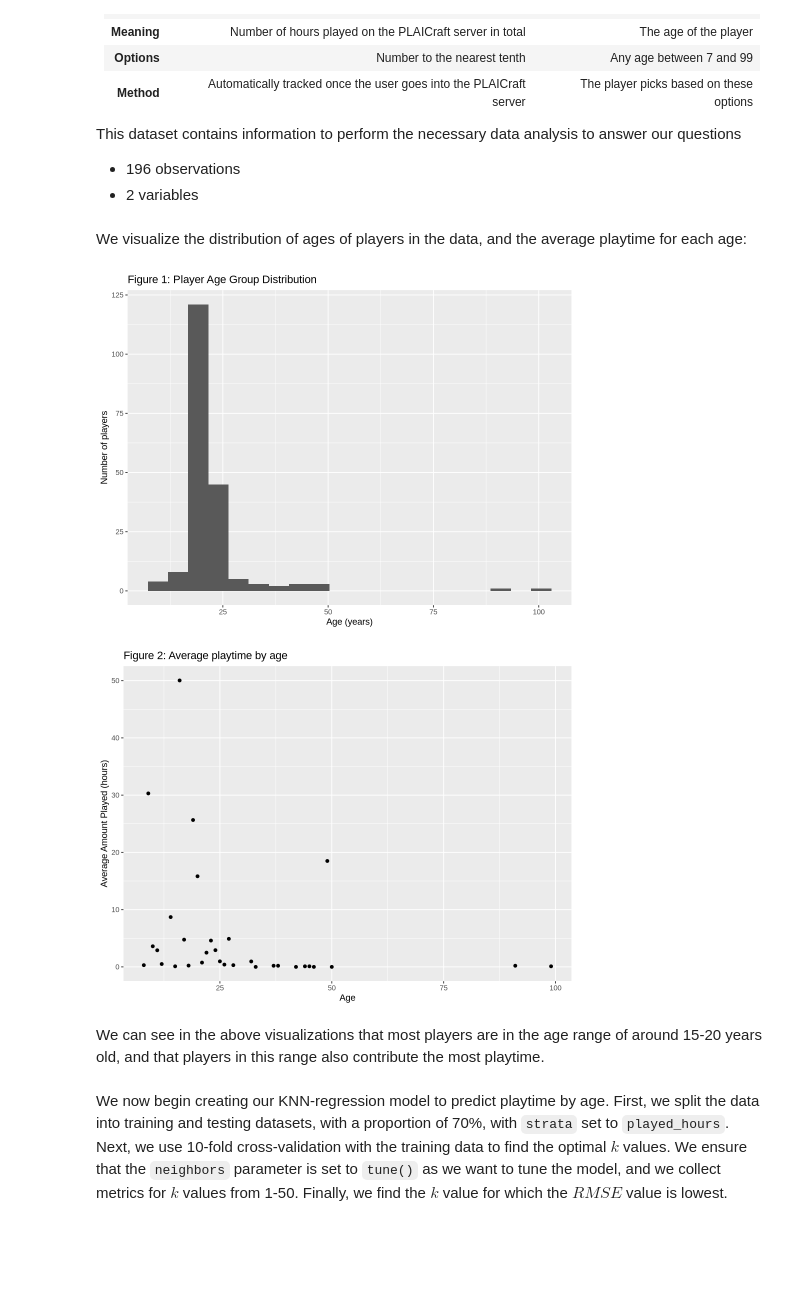
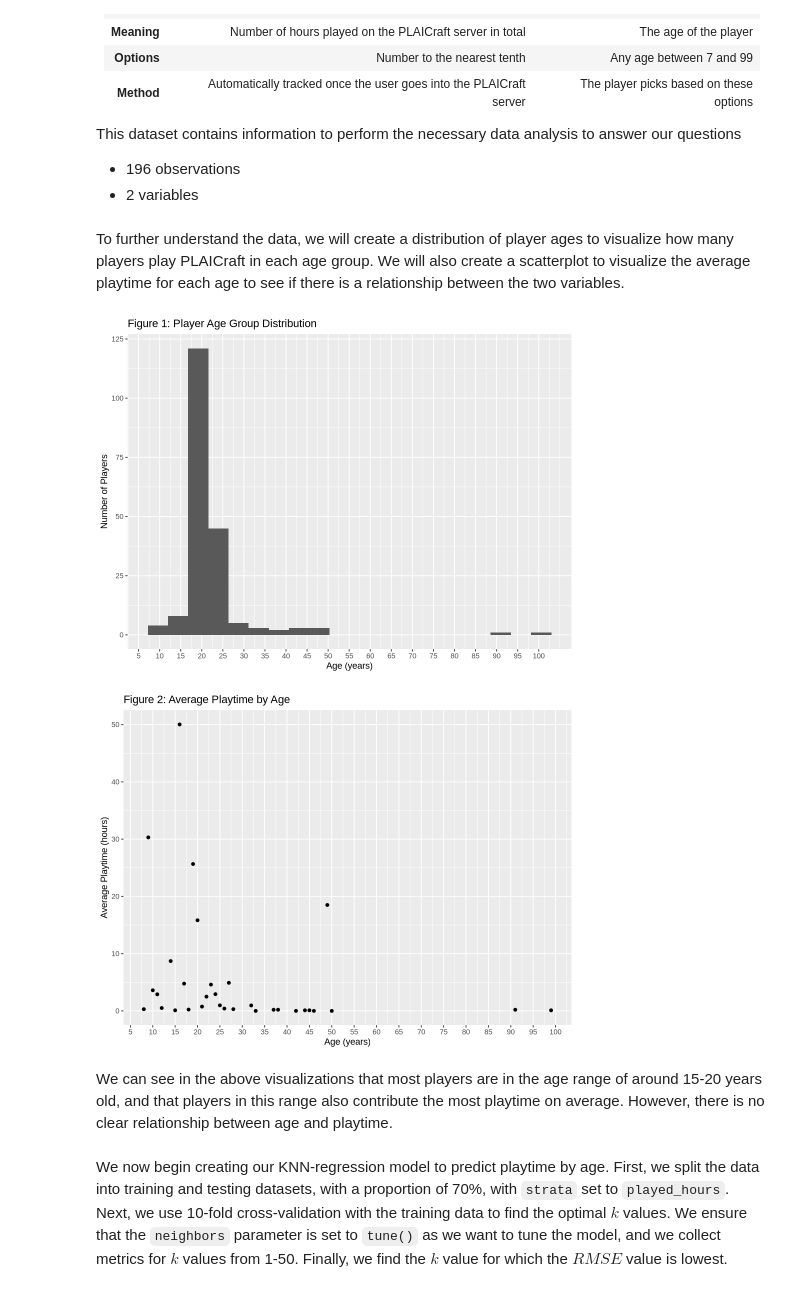
Before and after one commit to Jayden-Yee/Group-Project-Final, a Jupyter notebook: Final group project.ipynb, the cells around one changed output. Saved outputs shown, nothing was run; the diff lists cells and outputs as text; code cells hidden in the pictures; blank space fills up the shorter version.

```diff
--- a/Final group project.ipynb
+++ b/Final group project.ipynb
@@ -132,36 +132,39 @@ This dataset contains information to perform the necessary data analysis to answ
 - 196 observations
 - 2 variables
 # %% [markdown]
-We visualize the distribution of ages of players in the data, and the average playtime for each age:
+To further understand the data, we will create a distribution of player ages to visualize how many players play PLAICraft in each age group. We will also create a scatterplot to visualize the average playtime for each age to see if there is a relationship between the two variables.
 # %%
 ## Visualization of the dataset for exploratory data analysis
 
 options(repr.plot.width = 8, repr.plot.height = 6)
 
 age_histo <- players |>
     ggplot(aes(x = age)) +
     geom_histogram(bins = 20) +
     labs(x = "Age (years)",
-        y = "Number of players",
-        title = "Figure 1: Player Age Group Distribution")
+        y = "Number of Players",
+        title = "Figure 1: Player Age Group Distribution") +
+    scale_x_continuous(breaks = seq(0, 100, 5))
 
 age_histo
 
-age_hours_plot <- players |>
+age_avg_hours_plot <- players |>
                 group_by(age) |>
                 summarize(avg_hours = mean(played_hours)) |>
                 ggplot(aes(x = age, y = avg_hours)) +
                 geom_point() +
-                labs(x = "Age",
-                     y = "Average Amount Played (hours)",
-                     title = "Figure 2: Average playtime by age")
+                labs(x = "Age (years)",
+                     y = "Average Playtime (hours)",
+                     title = "Figure 2: Average Playtime by Age") +
+                scale_x_continuous(breaks = seq(0, 100, 5))
 
-age_hours_plot
+
+age_avg_hours_plot
 # %% [output]
-[figure, old version]
+[figure, new version]
-[figure, old version]
+[figure, new version]
 # %% [markdown]
-We can see in the above visualizations that most players are in the age range of around 15-20 years old, and that players in this range also contribute the most playtime.
+We can see in the above visualizations that most players are in the age range of around 15-20 years old, and that players in this range also contribute the most playtime on average. However, there is no clear relationship between age and playtime.
 # %% [markdown]
 We now begin creating our KNN-regression model to predict playtime by age. First, we split the data into training and testing datasets, with a proportion of 70%, with `strata` set to `played_hours`. Next, we use 10-fold cross-validation with the training data to find the optimal $k$ values. We ensure that the `neighbors` parameter is set to `tune()` as we want to tune the model, and we collect metrics for $k$ values from 1-50. Finally, we find the $k$ value for which the $RMSE$ value is lowest.
 # %%
```
Also changed, not shown: parts of 3 cells of this notebook.
